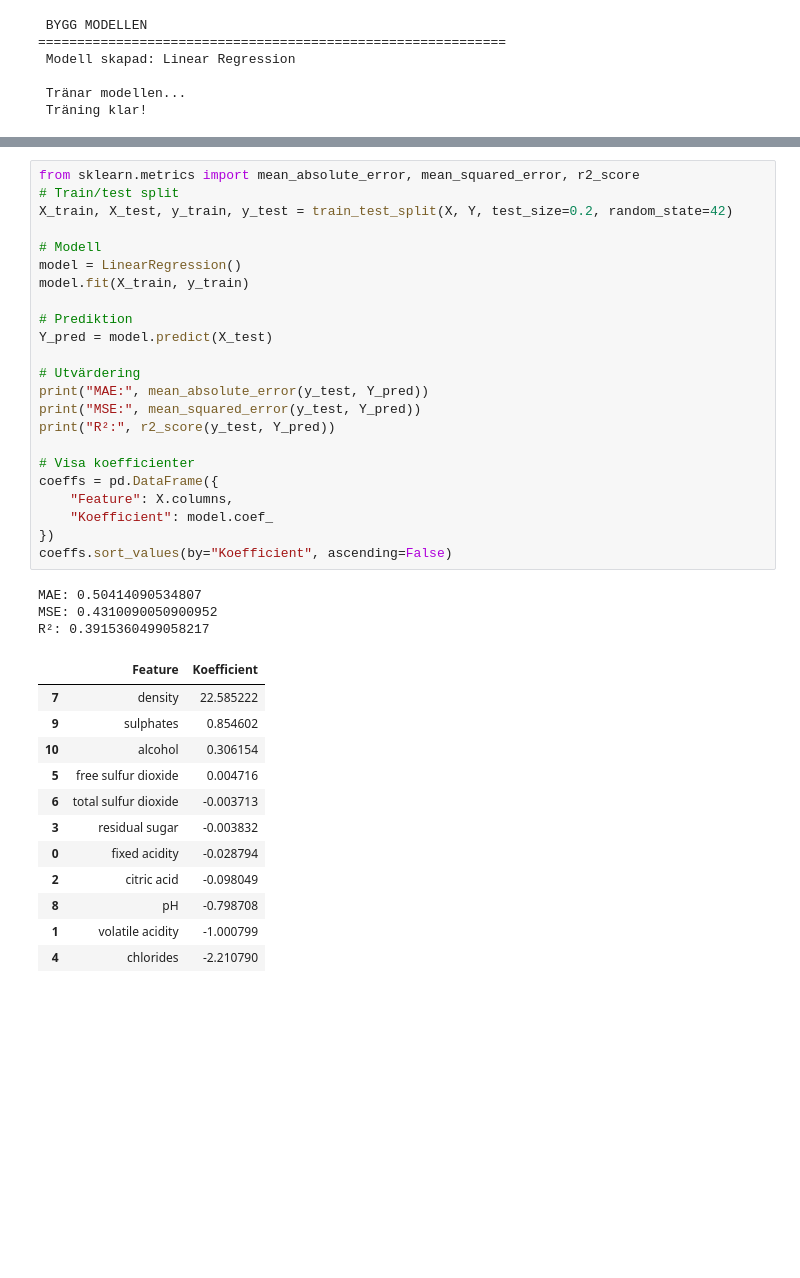
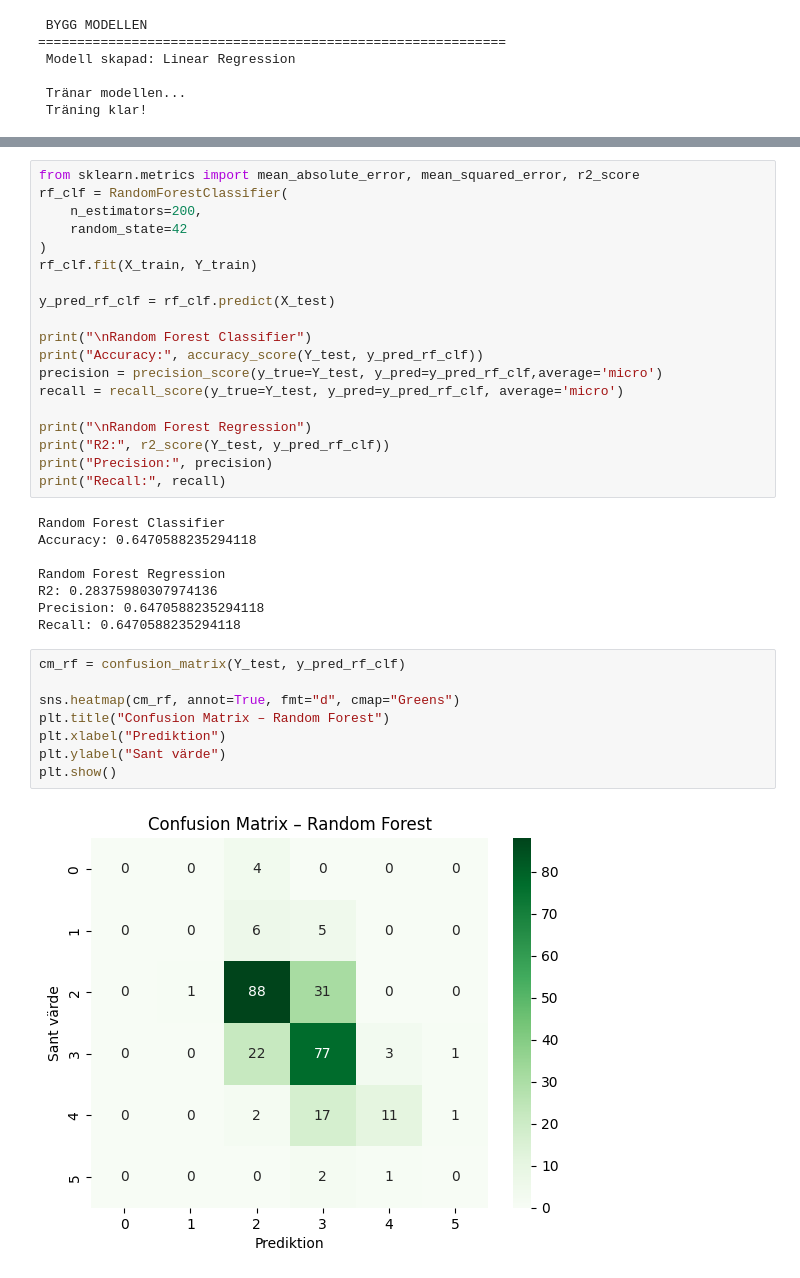
Before and after one commit to Azzure45/big-data-iot-labs, a Jupyter notebook: mini-projekt/mini-project-anton-mahdi.ipynb, the cells around one changed output, grey strips where cells are left out. Drawn from its saved outputs; the diff is of its cells as text; blank space fills up the shorter version.

```diff
--- a/mini-projekt/mini-project-anton-mahdi.ipynb
+++ b/mini-projekt/mini-project-anton-mahdi.ipynb
@@ -317,39 +362,37 @@ print(" Träning klar!")
 # %%
 from sklearn.metrics import mean_absolute_error, mean_squared_error, r2_score
-# Train/test split
-X_train, X_test, y_train, y_test = train_test_split(X, Y, test_size=0.2, random_state=42)
+rf_clf = RandomForestClassifier(
+    n_estimators=200,
+    random_state=42
+)
+rf_clf.fit(X_train, Y_train)
 
-# Modell
-model = LinearRegression()
-model.fit(X_train, y_train)
+y_pred_rf_clf = rf_clf.predict(X_test)
 
-# Prediktion
-Y_pred = model.predict(X_test)
+print("\nRandom Forest Classifier")
+print("Accuracy:", accuracy_score(Y_test, y_pred_rf_clf))
+precision = precision_score(y_true=Y_test, y_pred=y_pred_rf_clf,average='micro')
+recall = recall_score(y_true=Y_test, y_pred=y_pred_rf_clf, average='micro')
 
-# Utvärdering
-print("MAE:", mean_absolute_error(y_test, Y_pred))
-print("MSE:", mean_squared_error(y_test, Y_pred))
-print("R²:", r2_score(y_test, Y_pred))
-
-# Visa koefficienter
-coeffs = pd.DataFrame({
-    "Feature": X.columns,
-    "Koefficient": model.coef_
-})
-coeffs.sort_values(by="Koefficient", ascending=False)
+print("\nRandom Forest Regression")
+print("R2:", r2_score(Y_test, y_pred_rf_clf))
+print("Precision:", precision)
+print("Recall:", recall)
 # %% [output]
-MAE: 0.50414090534807
-MSE: 0.4310090050900952
-R²: 0.3915360499058217
+Random Forest Classifier
+Accuracy: 0.6470588235294118
+
+Random Forest Regression
+R2: 0.28375980307974136
+Precision: 0.6470588235294118
+Recall: 0.6470588235294118
-|  | Feature | Koefficient |
-| 7 | density | 22.585222 |
-| 9 | sulphates | 0.854602 |
-| 10 | alcohol | 0.306154 |
-| 5 | free sulfur dioxide | 0.004716 |
-| 6 | total sulfur dioxide | -0.003713 |
-| 3 | residual sugar | -0.003832 |
-| 0 | fixed acidity | -0.028794 |
-| 2 | citric acid | -0.098049 |
-| 8 | pH | -0.798708 |
-| 1 | volatile acidity | -1.000799 |
-| 4 | chlorides | -2.210790 |
+# %%
+cm_rf = confusion_matrix(Y_test, y_pred_rf_clf)
+
+sns.heatmap(cm_rf, annot=True, fmt="d", cmap="Greens")
+plt.title("Confusion Matrix – Random Forest")
+plt.xlabel("Prediktion")
+plt.ylabel("Sant värde")
+plt.show()
+# %% [output]
+[figure, added]
```
Also changed, not shown: parts of 6 cells of this notebook.
